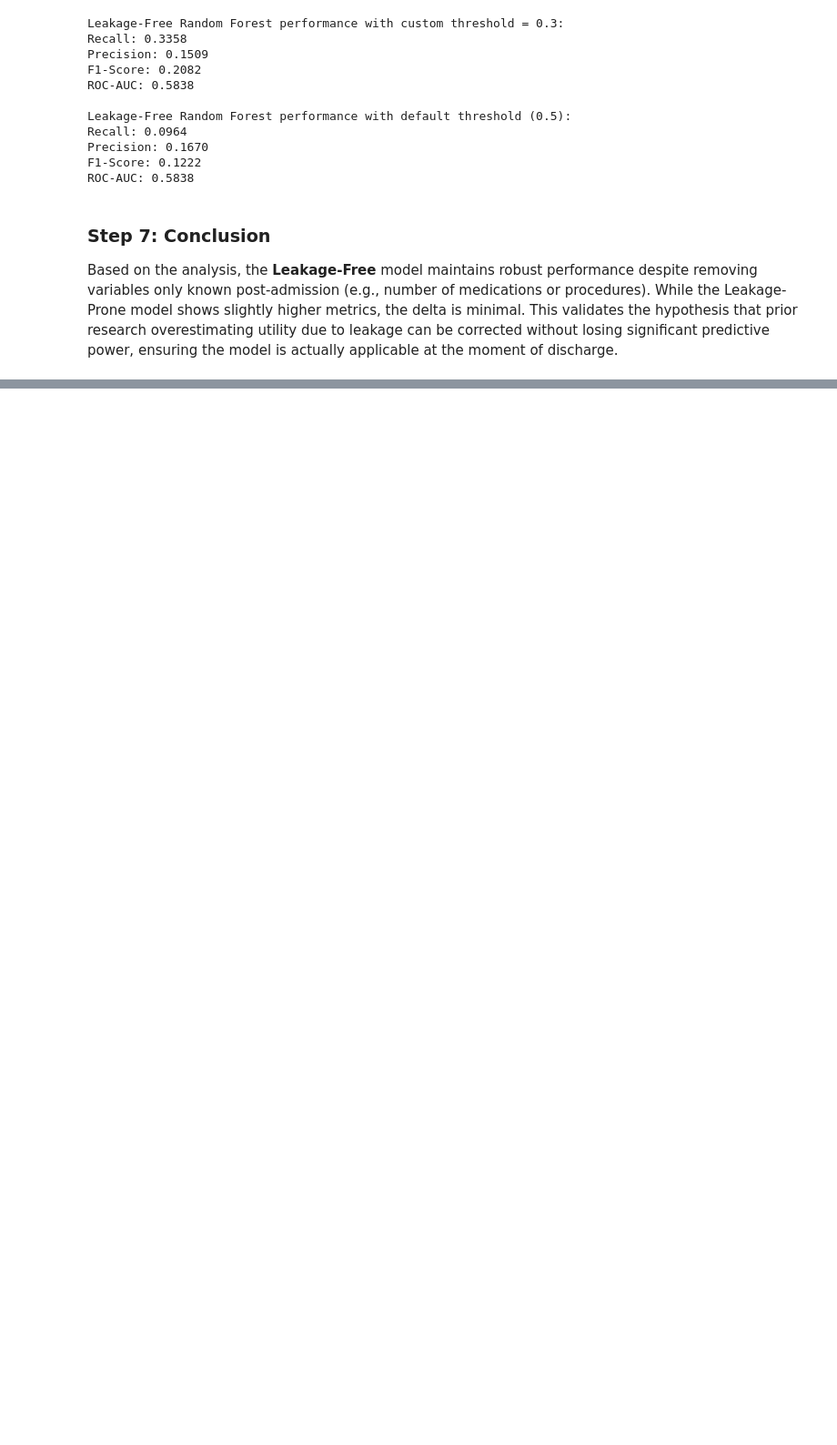
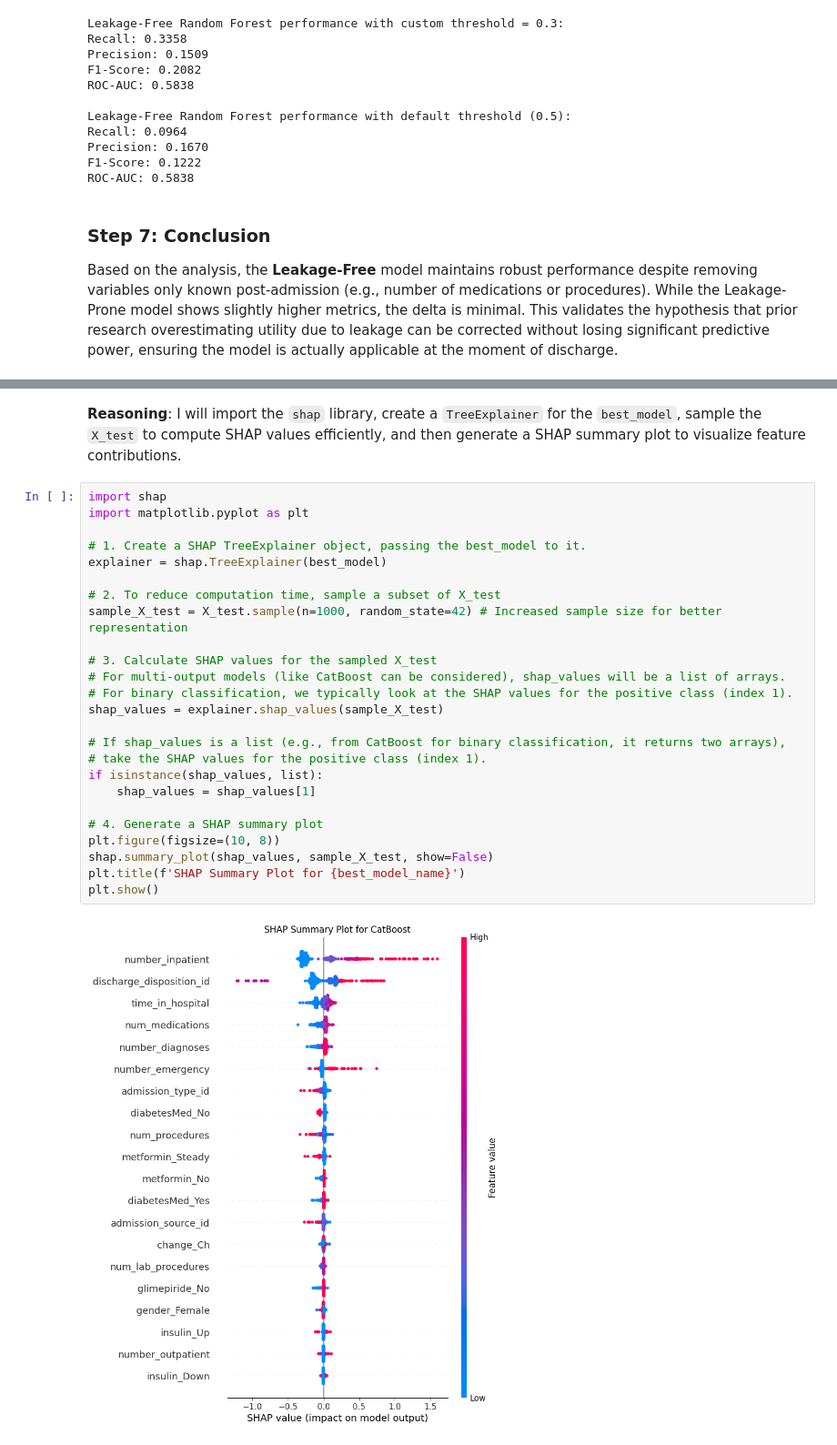
Before and after one commit to wasihun-code/BLOG_Flask, a Jupyter notebook: IPR_Research_Paper.ipynb, the cells around one changed output, grey strips where cells are left out. Shown at 91% size. Cells and saved outputs as stored; diff of their text form; blank space fills up the shorter version.

```diff
--- a/IPR_Research_Paper.ipynb
+++ b/IPR_Research_Paper.ipynb
@@ -243,0 +972,30 @@ Based on the analysis, the **Leakage-Free** model maintains robust performance d
+# %% [markdown]
+**Reasoning**:
+I will import the `shap` library, create a `TreeExplainer` for the `best_model`, sample the `X_test` to compute SHAP values efficiently, and then generate a SHAP summary plot to visualize feature contributions.
+# %%
+import shap
+import matplotlib.pyplot as plt
+
+# 1. Create a SHAP TreeExplainer object, passing the best_model to it.
+explainer = shap.TreeExplainer(best_model)
+
+# 2. To reduce computation time, sample a subset of X_test
+sample_X_test = X_test.sample(n=1000, random_state=42) # Increased sample size for better representation
+
+# 3. Calculate SHAP values for the sampled X_test
+# For multi-output models (like CatBoost can be considered), shap_values will be a list of arrays.
+# For binary classification, we typically look at the SHAP values for the positive class (index 1).
+shap_values = explainer.shap_values(sample_X_test)
+
+# If shap_values is a list (e.g., from CatBoost for binary classification, it returns two arrays),
+# take the SHAP values for the positive class (index 1).
+if isinstance(shap_values, list):
+    shap_values = shap_values[1]
+
+# 4. Generate a SHAP summary plot
+plt.figure(figsize=(10, 8))
+shap.summary_plot(shap_values, sample_X_test, show=False)
+plt.title(f'SHAP Summary Plot for {best_model_name}')
+plt.show()
+# %% [output]
+[figure, added]
```
Also changed, not shown: parts of 34 cells of this notebook.
